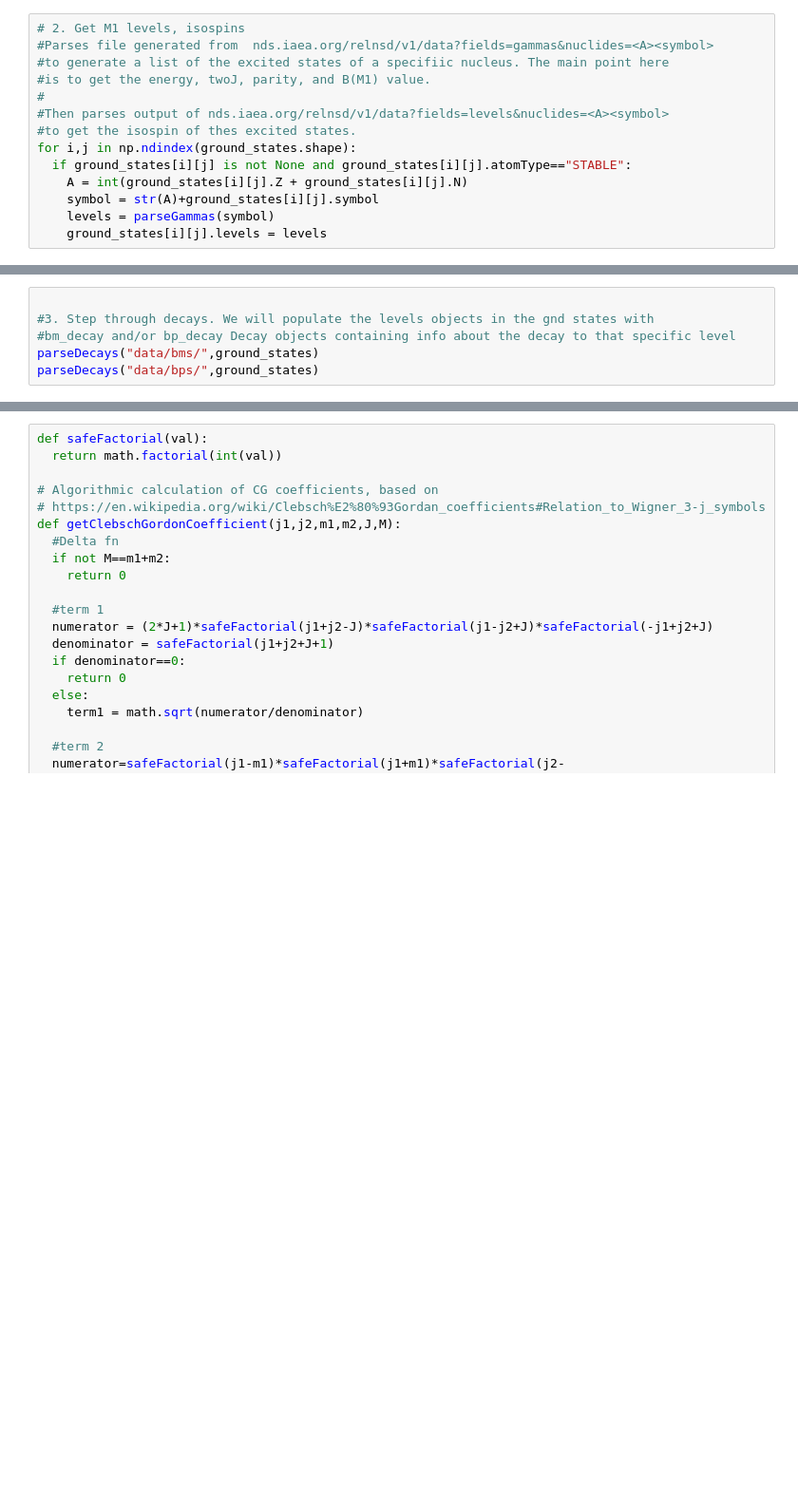
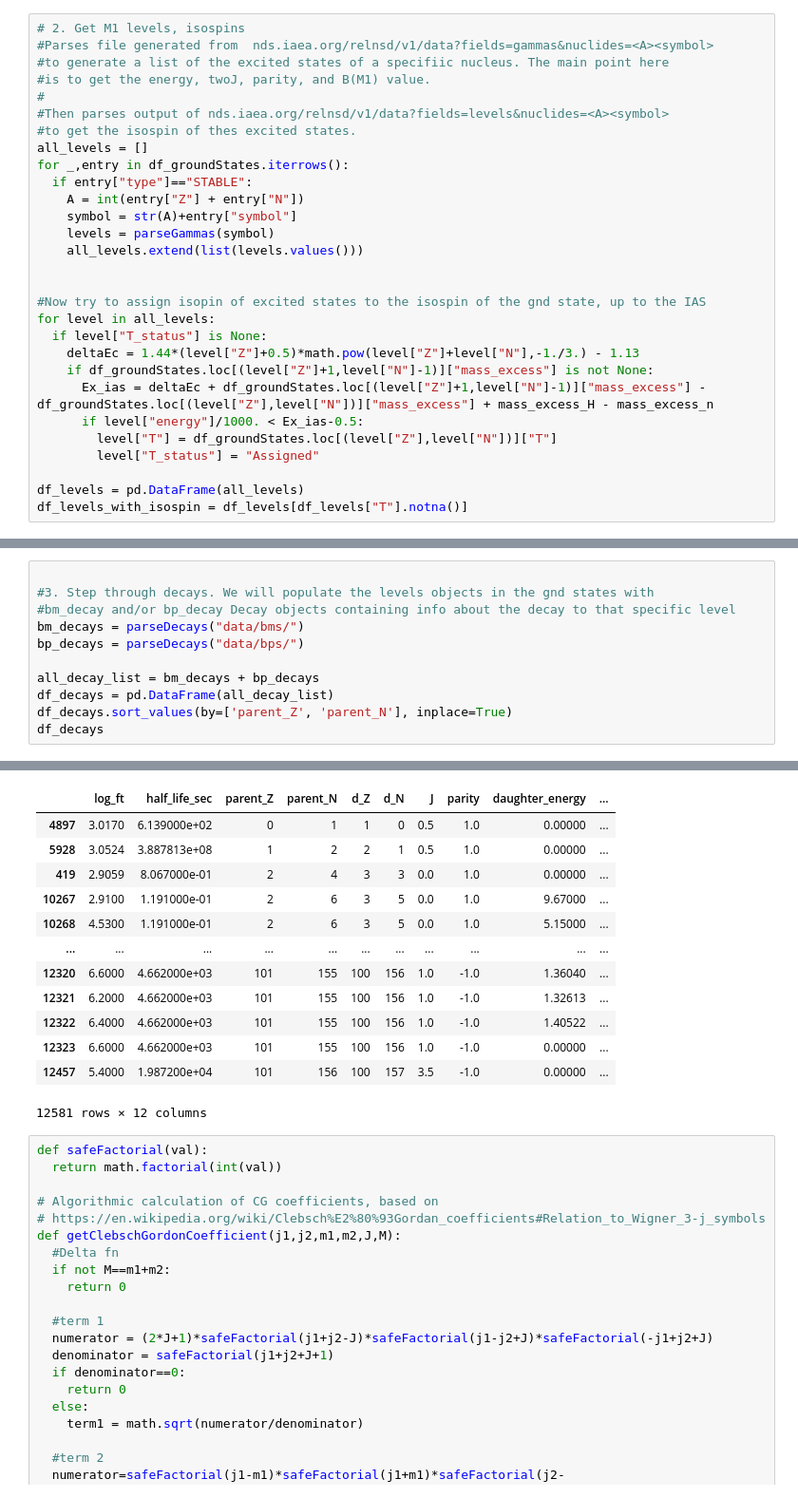
Before and after one commit to schedges/reactor_NC_calcs, a Jupyter notebook: calculator.ipynb, the cells around one changed output, grey strips where cells are left out. Shown at 95% size. Saved outputs shown, nothing was run; the diff lists cells and outputs as text; blank space fills up the shorter version.

```diff
--- a/calculator.ipynb
+++ b/calculator.ipynb
@@ -265,9 +220,24 @@ def parseGammas(symbol):
 #
 #Then parses output of nds.iaea.org/relnsd/v1/data?fields=levels&nuclides=<A><symbol>
 #to get the isospin of thes excited states.
-for i,j in np.ndindex(ground_states.shape):
-  if ground_states[i][j] is not None and ground_states[i][j].atomType=="STABLE":
-    A = int(ground_states[i][j].Z + ground_states[i][j].N)
-    symbol = str(A)+ground_states[i][j].symbol
+all_levels = []
+for _,entry in df_groundStates.iterrows():
+  if entry["type"]=="STABLE":
+    A = int(entry["Z"] + entry["N"])
+    symbol = str(A)+entry["symbol"]
     levels = parseGammas(symbol)
-    ground_states[i][j].levels = levels
+    all_levels.extend(list(levels.values()))
+
+
+#Now try to assign isopin of excited states to the isospin of the gnd state, up to the IAS
+for level in all_levels:
+  if level["T_status"] is None:
+    deltaEc = 1.44*(level["Z"]+0.5)*math.pow(level["Z"]+level["N"],-1./3.) - 1.13
+    if df_groundStates.loc[(level["Z"]+1,level["N"]-1)]["mass_excess"] is not None:
+      Ex_ias = deltaEc + df_groundStates.loc[(level["Z"]+1,level["N"]-1)]["mass_excess"] - df_groundStates.loc[(level["Z"],level["N"])]["mass_excess"] + mass_excess_H - mass_excess_n
+      if level["energy"]/1000. < Ex_ias-0.5:
+        level["T"] = df_groundStates.loc[(level["Z"],level["N"])]["T"]
+        level["T_status"] = "Assigned"
+
+df_levels = pd.DataFrame(all_levels)
+df_levels_with_isospin = df_levels[df_levels["T"].notna()]
@@ -391,6 +305,11 @@ def parseDecays(folderName,ground_states):
 
 #3. Step through decays. We will populate the levels objects in the gnd states with
 #bm_decay and/or bp_decay Decay objects containing info about the decay to that specific level
-parseDecays("data/bms/",ground_states)
-parseDecays("data/bps/",ground_states)
+bm_decays = parseDecays("data/bms/")
+bp_decays = parseDecays("data/bps/")
+
+all_decay_list = bm_decays + bp_decays
+df_decays = pd.DataFrame(all_decay_list)
+df_decays.sort_values(by=['parent_Z', 'parent_N'], inplace=True)
+df_decays
 # %% [output]
@@ -414,3 +333,16 @@ parseDecays("data/bps/",ground_states)
+|  | log_ft | half_life_sec | parent_Z | parent_N | d_Z | d_N | J | parity | daughter_energy | ... |
+| 4897 | 3.0170 | 6.139000e+02 | 0 | 1 | 1 | 0 | 0.5 | 1.0 | 0.00000 | ... |
+| 5928 | 3.0524 | 3.887813e+08 | 1 | 2 | 2 | 1 | 0.5 | 1.0 | 0.00000 | ... |
+| 419 | 2.9059 | 8.067000e-01 | 2 | 4 | 3 | 3 | 0.0 | 1.0 | 0.00000 | ... |
+| 10267 | 2.9100 | 1.191000e-01 | 2 | 6 | 3 | 5 | 0.0 | 1.0 | 9.67000 | ... |
+| 10268 | 4.5300 | 1.191000e-01 | 2 | 6 | 3 | 5 | 0.0 | 1.0 | 5.15000 | ... |
+| ... | ... | ... | ... | ... | ... | ... | ... | ... | ... | ... |
+| 12320 | 6.6000 | 4.662000e+03 | 101 | 155 | 100 | 156 | 1.0 | -1.0 | 1.36040 | ... |
+| 12321 | 6.2000 | 4.662000e+03 | 101 | 155 | 100 | 156 | 1.0 | -1.0 | 1.32613 | ... |
+| 12322 | 6.4000 | 4.662000e+03 | 101 | 155 | 100 | 156 | 1.0 | -1.0 | 1.40522 | ... |
+| 12323 | 6.6000 | 4.662000e+03 | 101 | 155 | 100 | 156 | 1.0 | -1.0 | 0.00000 | ... |
+| 12457 | 5.4000 | 1.987200e+04 | 101 | 156 | 100 | 157 | 3.5 | -1.0 | 0.00000 | ... |
+12581 rows × 12 columns
 # %%
 def safeFactorial(val):
   return math.factorial(int(val))
```
Also changed, not shown: parts of 8 cells of this notebook.
